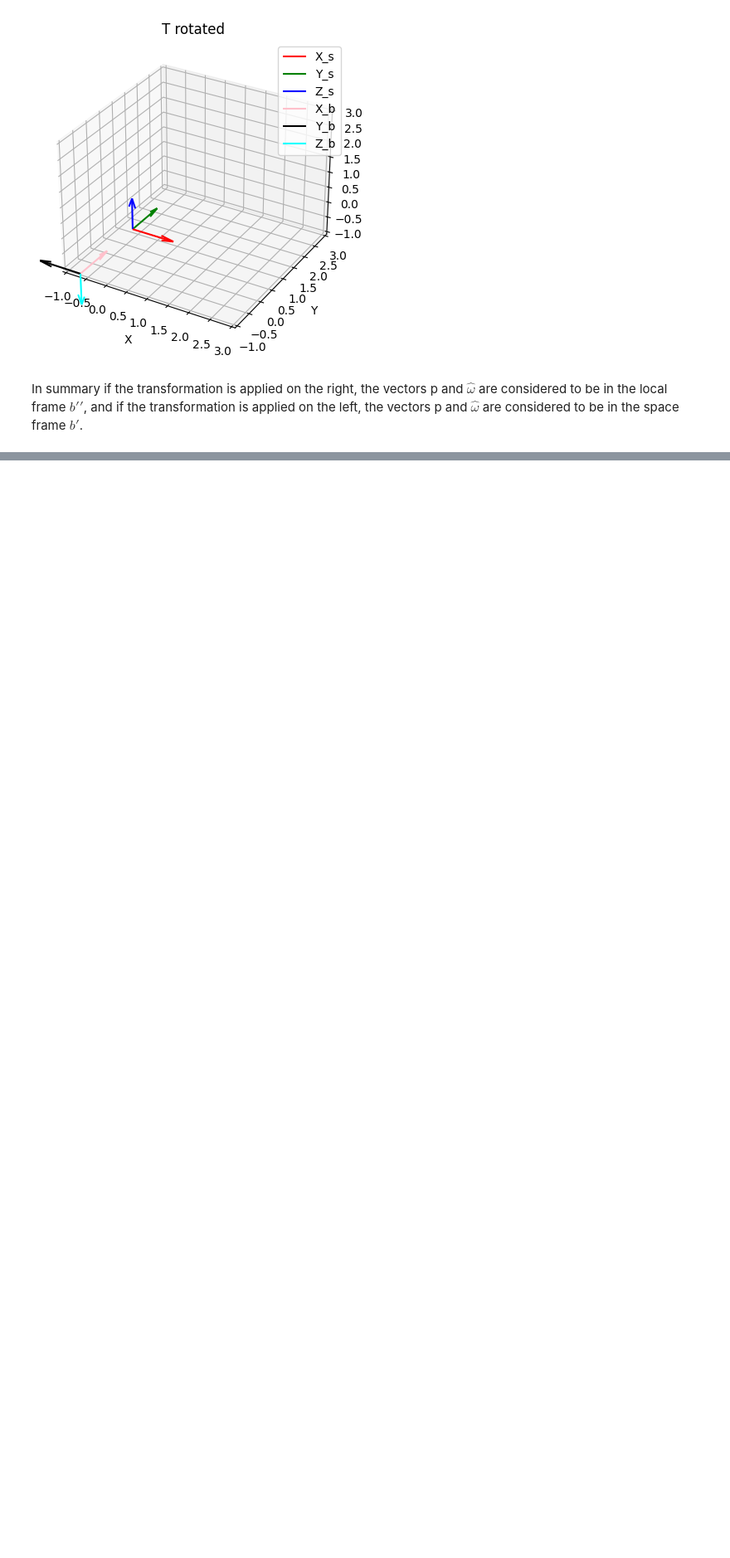
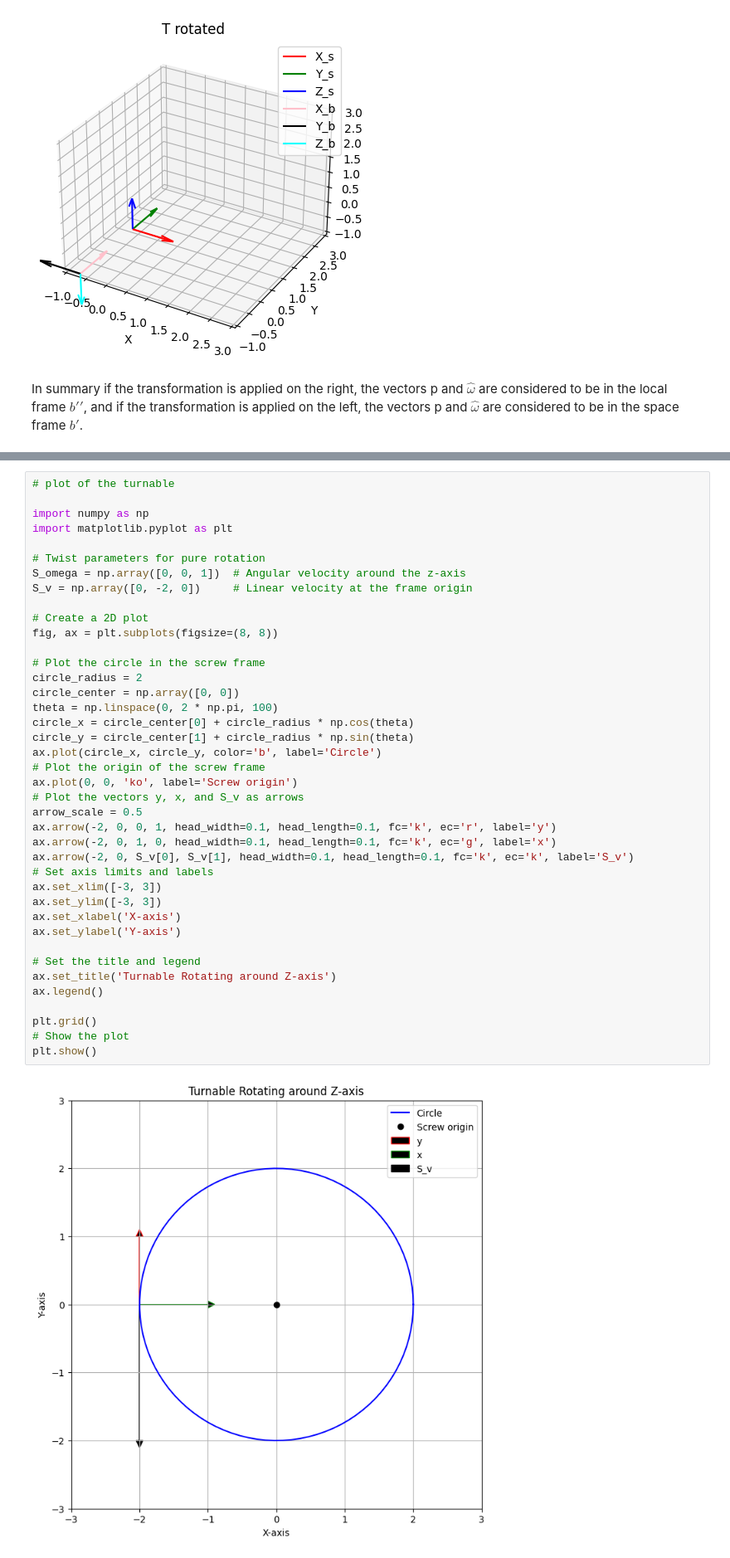
Before and after one commit to AlrIsmail/robotics_fundamentals, a Jupyter notebook: rigid_body_motion.ipynb, the cells around one changed output, grey strips where cells are left out. Shown at 83% size. Drawn from its saved outputs; the diff is of its cells as text; blank space fills up the shorter version.

Commit message:
modif twists and screw rotation

```diff
--- a/rigid_body_motion.ipynb
+++ b/rigid_body_motion.ipynb
@@ -814,0 +754,42 @@ The twist representation is a powerful tool in robotics and rigid-body mechanics
+# %%
+# plot of the turnable
+
+import numpy as np
+import matplotlib.pyplot as plt
+
+# Twist parameters for pure rotation
+S_omega = np.array([0, 0, 1])  # Angular velocity around the z-axis
+S_v = np.array([0, -2, 0])     # Linear velocity at the frame origin
+
+# Create a 2D plot
+fig, ax = plt.subplots(figsize=(8, 8))
+
+# Plot the circle in the screw frame
+circle_radius = 2
+circle_center = np.array([0, 0])
+theta = np.linspace(0, 2 * np.pi, 100)
+circle_x = circle_center[0] + circle_radius * np.cos(theta)
+circle_y = circle_center[1] + circle_radius * np.sin(theta)
+ax.plot(circle_x, circle_y, color='b', label='Circle')
+# Plot the origin of the screw frame
+ax.plot(0, 0, 'ko', label='Screw origin')
+# Plot the vectors y, x, and S_v as arrows
+arrow_scale = 0.5
+ax.arrow(-2, 0, 0, 1, head_width=0.1, head_length=0.1, fc='k', ec='r', label='y')
+ax.arrow(-2, 0, 1, 0, head_width=0.1, head_length=0.1, fc='k', ec='g', label='x')
+ax.arrow(-2, 0, S_v[0], S_v[1], head_width=0.1, head_length=0.1, fc='k', ec='k', label='S_v')
+# Set axis limits and labels
+ax.set_xlim([-3, 3])
+ax.set_ylim([-3, 3])
+ax.set_xlabel('X-axis')
+ax.set_ylabel('Y-axis')
+
+# Set the title and legend
+ax.set_title('Turnable Rotating around Z-axis')
+ax.legend()
+
+plt.grid()
+# Show the plot
+plt.show()
+# %% [output]
+[figure, added]
```
Also changed, not shown: parts of 4 cells of this notebook.
